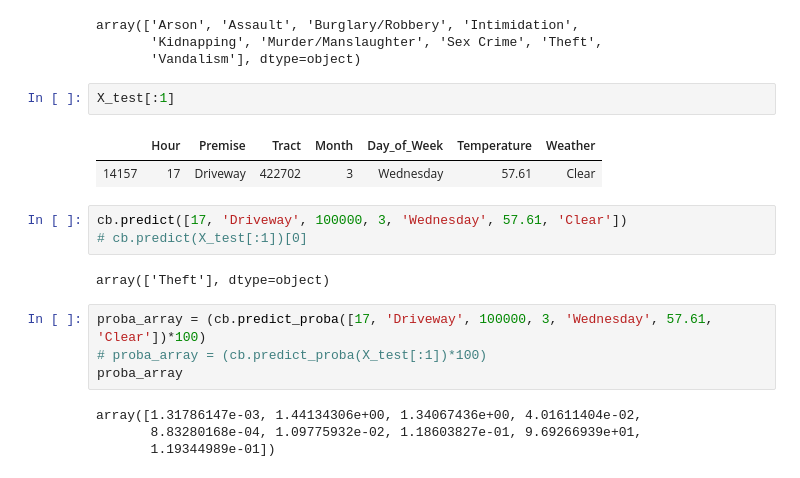
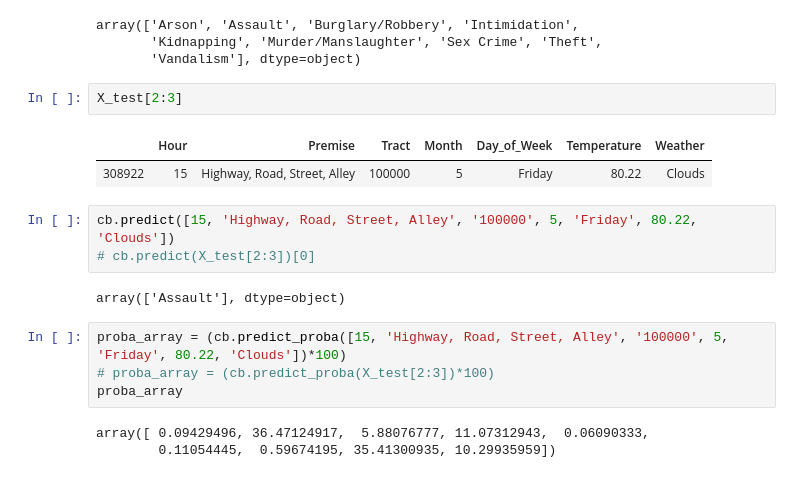
Before and after one commit to florin-vasiliu/Houston-Crime-Analysis, a Jupyter notebook: machine_learning/CatBoost.ipynb, the cells around one changed output. Saved outputs shown, nothing was run; the diff lists cells and outputs as text.

```diff
--- a/machine_learning/CatBoost.ipynb
+++ b/machine_learning/CatBoost.ipynb
@@ -207,24 +155,23 @@ classes
 array(['Arson', 'Assault', 'Burglary/Robbery', 'Intimidation',
        'Kidnapping', 'Murder/Manslaughter', 'Sex Crime', 'Theft',
        'Vandalism'], dtype=object)
-# %%
-X_test[:1]
-# %% [output]
-|  | Hour | Premise | Tract | Month | Day_of_Week | Temperature | Weather |
-| 14157 | 17 | Driveway | 422702 | 3 | Wednesday | 57.61 | Clear |
-# %%
-cb.predict([17, 'Driveway', 100000, 3, 'Wednesday', 57.61, 'Clear'])
-# cb.predict(X_test[:1])[0]
-# %% [output]
-array(['Theft'], dtype=object)
+# %%
+X_test[2:3]
+# %% [output]
+|  | Hour | Premise | Tract | Month | Day_of_Week | Temperature | Weather |
+| 308922 | 15 | Highway, Road, Street, Alley | 100000 | 5 | Friday | 80.22 | Clouds |
+# %%
+cb.predict([15, 'Highway, Road, Street, Alley', '100000', 5, 'Friday', 80.22, 'Clouds'])
+# cb.predict(X_test[2:3])[0]
+# %% [output]
+array(['Assault'], dtype=object)
 # %%
-proba_array = (cb.predict_proba([17, 'Driveway', 100000, 3, 'Wednesday', 57.61, 'Clear'])*100)
-# proba_array = (cb.predict_proba(X_test[:1])*100)
+proba_array = (cb.predict_proba([15, 'Highway, Road, Street, Alley', '100000', 5, 'Friday', 80.22, 'Clouds'])*100)
+# proba_array = (cb.predict_proba(X_test[2:3])*100)
 proba_array
 # %% [output]
-array([1.31786147e-03, 1.44134306e+00, 1.34067436e+00, 4.01611404e-02,
-       8.83280168e-04, 1.09775932e-02, 1.18603827e-01, 9.69266939e+01,
-       1.19344989e-01])
+array([ 0.09429496, 36.47124917,  5.88076777, 11.07312943,  0.06090333,
+        0.11054445,  0.59674195, 35.41300935, 10.29935959])
 # %%
 # for proba in proba_array:
 class_probs = zip(classes, proba_array)
```
Also changed, not shown: parts of 16 cells of this notebook, 5 other files.
